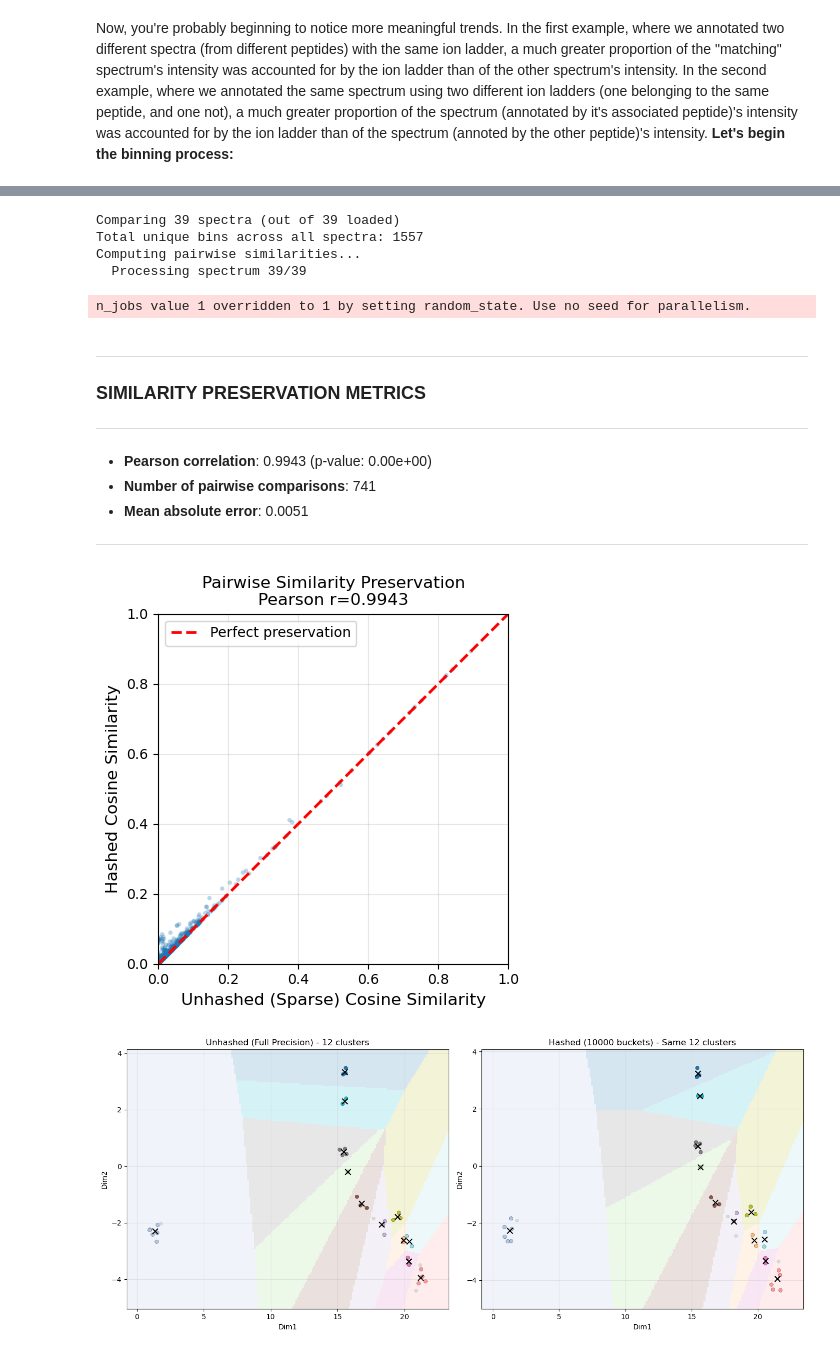
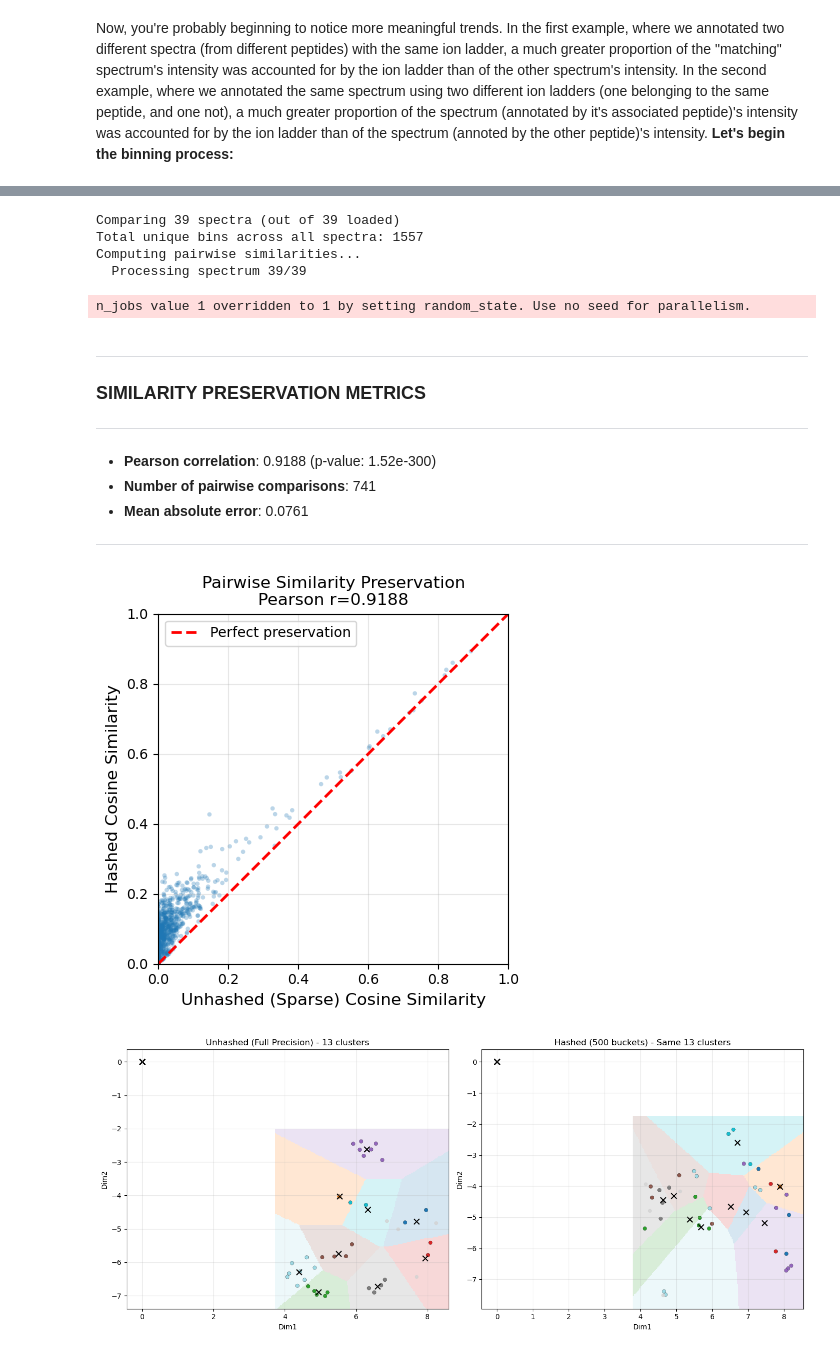
Before and after one commit to Alexander-Sol/MS_spectra_encoding, a Jupyter notebook: 02_Spectral_Hashing_and_OMS.ipynb, the cells around one changed output, grey strips where cells are left out. Cells and saved outputs as stored; diff of their text form; code cells hidden in the pictures.

Commit message:
k-means arg

```diff
--- a/02_Spectral_Hashing_and_OMS.ipynb
+++ b/02_Spectral_Hashing_and_OMS.ipynb
@@ -1004,26 +1004,28 @@ plot_MS2(hashed_spectrum, 'Scan 8090: Hashed Spectrum')
 <img src="Scan8090_Hashed.png" width="400" height="300">
 # %%
 prove_similarity_preservation_plots_and_statistics(
-    '04-17-23_CA_Tryp_HCD_10min_CLEAN-calib.mzML',
+    mzml_path='04-17-23_CA_Tryp_HCD_10min_CLEAN-calib.mzML',
+    hash_buckets=500,
     spectra_idx_to_compare=[
     3224, 3115, 3126, 8090, 9970, 7940, 6944, 6146, 4921, 6476,
     5664, 6622, 7645, 7684, 8194, 8208, 5853, 5969, 4709, 4145,
     4706, 4859, 7094, 4854, 7212, 7216, 6458, 4293, 5155, 5171,
-    3958, 4284, 4867, 6122, 6947, 6117, 9393, 8802, 9383]
+    3958, 4284, 4867, 6122, 6947, 6117, 9393, 8802, 9383],
+    k_means=13
 )
 # %% [output]
 Comparing 39 spectra (out of 39 loaded)
 Total unique bins across all spectra: 1557
 Computing pairwise similarities...
   Processing spectrum 39/39
 n_jobs value 1 overridden to 1 by setting random_state. Use no seed for parallelism.
 
 ---
 ### SIMILARITY PRESERVATION METRICS
 ---
-- **Pearson correlation**:  0.9943 (p-value: 0.00e+00)
+- **Pearson correlation**:  0.9188 (p-value: 1.52e-300)
 - **Number of pairwise comparisons**: 741
-- **Mean absolute error**: 0.0051
+- **Mean absolute error**: 0.0761
 ---
-[figure, old version]
+[figure, new version]
-[figure, old version]
+[figure, new version]
```
Also changed, not shown: 2 other files.
